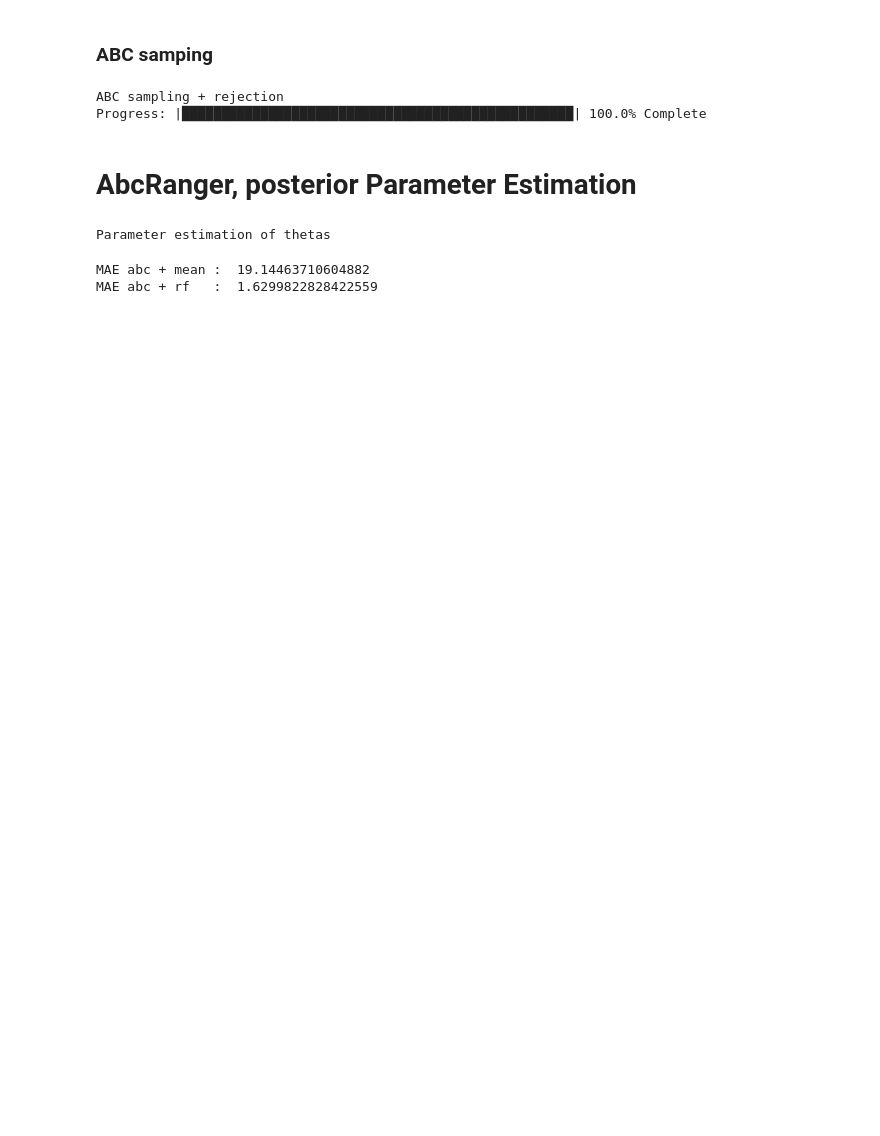
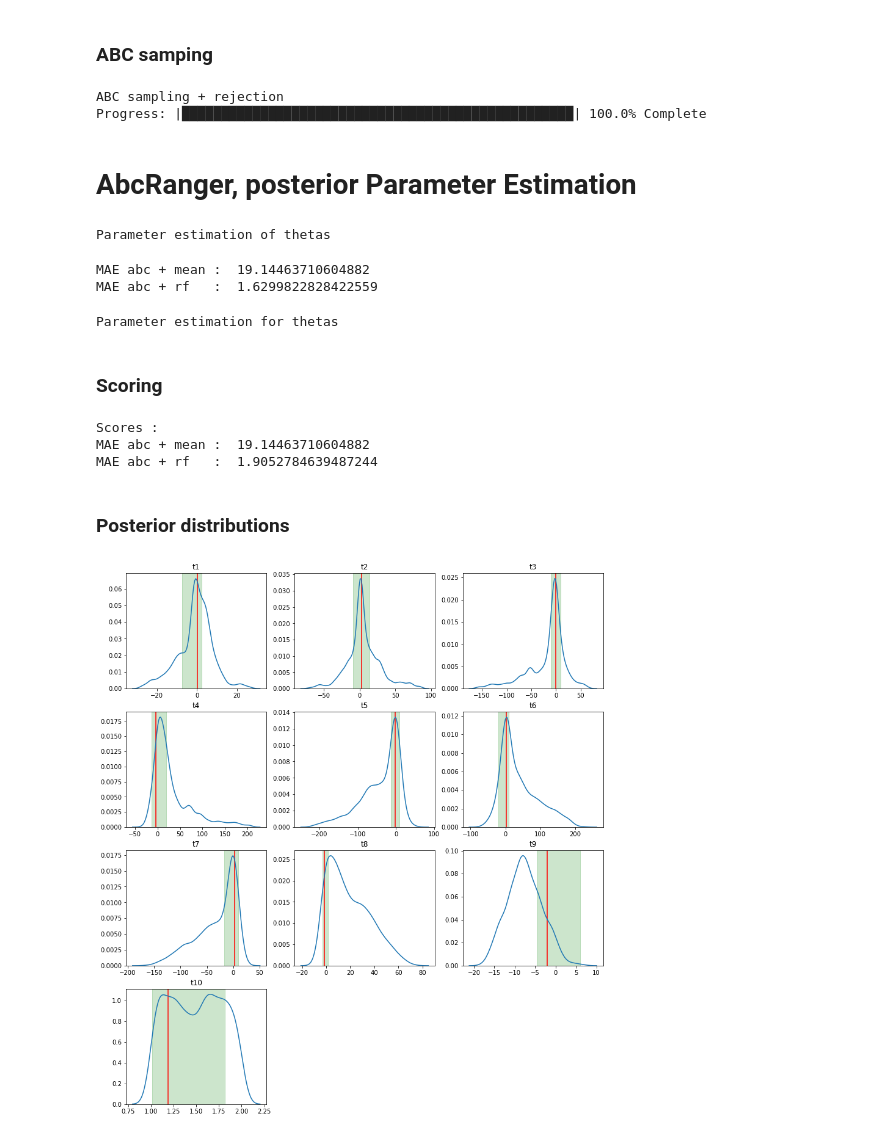
Before and after one commit to diyabc/abcranger, a Jupyter notebook: testpy/Parameter Estimation Demo.ipynb, the cells around one changed output. Drawn from its saved outputs; the diff is of its cells as text; code cells hidden in the pictures; blank space fills up the shorter version.

```diff
--- a/testpy/Parameter Estimation Demo.ipynb
+++ b/testpy/Parameter Estimation Demo.ipynb
@@ -165,3 +166,39 @@ print('MAE abc + rf   : ',np.mean(np.abs(att-res)))
 # %% [output]
 MAE abc + mean :  19.14463710604882
 MAE abc + rf   :  1.6299822828422559
+# %%
+from tqdm import tqdm
+
+def estimparam_args(i):
+    return '-n ' +  str(nref) + ' --ntree 500 --parameter t' + str(i) + ' --noob 100 --chosenscen 1'
+print('Parameter estimation for thetas')
+postres = [pyabcranger.estimparam(rf,S.observed[0],estimparam_args(i),True) for i in tqdm(range(1,q+1))]
+# %% [output]
+Parameter estimation for thetas
+# %% [markdown]
+### Scoring
+# %%
+print('Scores : ')
+print('MAE abc + mean : ',np.mean(np.abs(modsimple[0]-np.mean(result.samples_array[:,:-1],axis=0))))
+print('MAE abc + rf   : ',np.mean(np.abs(modsimple[0]-np.array([postres[i].point_estimates['Expectation'] for i in range(q)]))))
+# %% [output]
+Scores :
+MAE abc + mean :  19.14463710604882
+MAE abc + rf   :  1.9052784639487244
+# %% [markdown]
+### Posterior distributions
+# %%
+import seaborn as sns
+
+fig, axs = plt.subplots(4,3,figsize=(14, 16))
+axs[3,1].axis('off')
+axs[3,2].axis('off')
+for i in range(q):
+    x,y = np.asanyarray(postres[i].values_weights)[:,0],np.asanyarray(postres[i].values_weights)[:,1]
+    ax = axs[i // 3,i % 3]
+    ax.set_title('t' + str(i+1))
+    ax.axvline(x=modsimple[0][i], color='r')
+    ax.axvspan(postres[i].point_estimates['Quantile_0.05'],postres[i].point_estimates['Quantile_0.95'],alpha=0.2,color='g')
+    sns.distplot(x,y,hist=False,kde=True,ax=ax)
+# %% [output]
+[figure, added]
```
Also changed, not shown: parts of 1 cell of this notebook, 1 other file.
